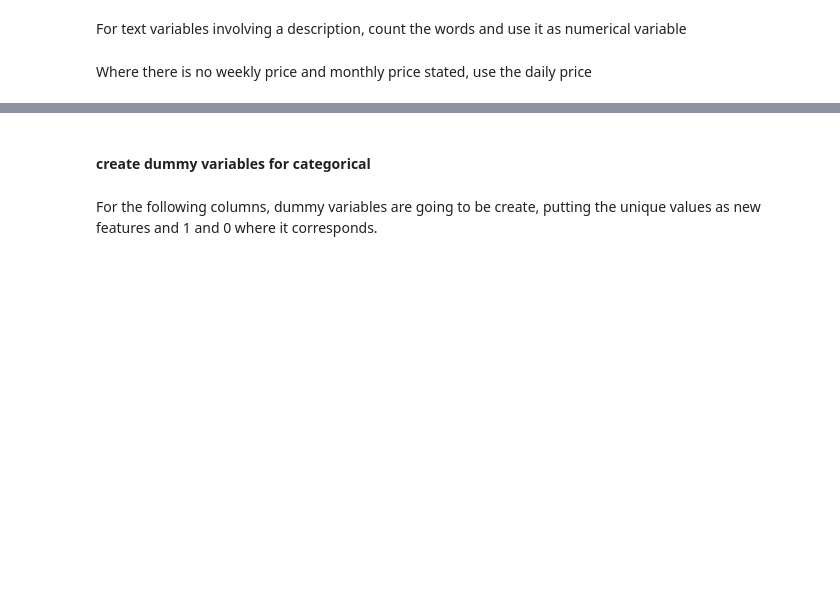
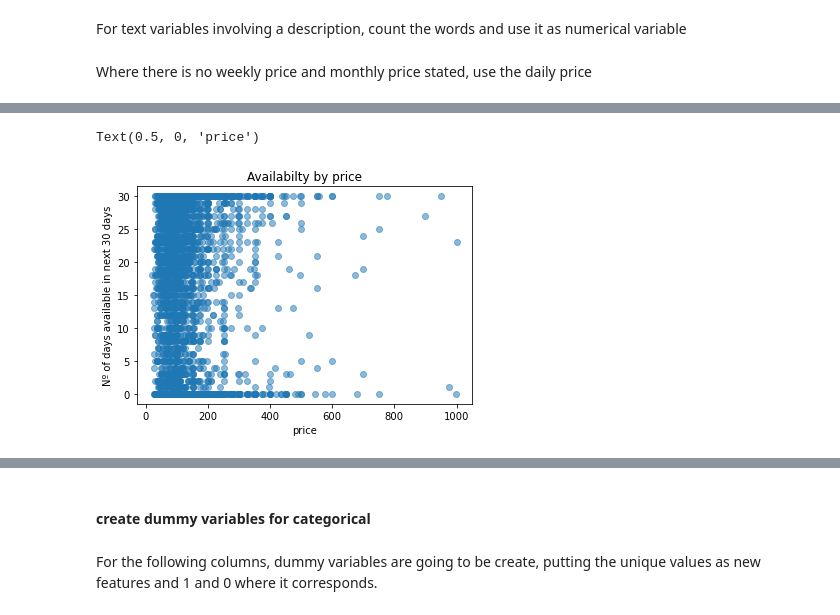
Before and after one commit to alejandrosierramartinez/airbnbseattledataset, a Jupyter notebook: seattle_AirBNB.ipynb, the cells around one changed output, grey strips where cells are left out. Saved outputs shown, nothing was run; the diff lists cells and outputs as text; code cells hidden in the pictures; blank space fills up the shorter version.

```diff
--- a/seattle_AirBNB.ipynb
+++ b/seattle_AirBNB.ipynb
@@ -296,0 +398,9 @@ listings['monthly_price'] = listings.monthly_price.str.replace('$', '').str.repl
+# %%
+# availability by price scatterplot
+plt.scatter(listings.price, listings.availability_30, alpha = 0.5)
+plt.title('Availabilty by price')
+plt.ylabel('Nº of days available in next 30 days')
+plt.xlabel('price')
+# %% [output]
+Text(0.5, 0, 'price')
+[figure, added]
```
Also changed, not shown: parts of 88 cells of this notebook.
